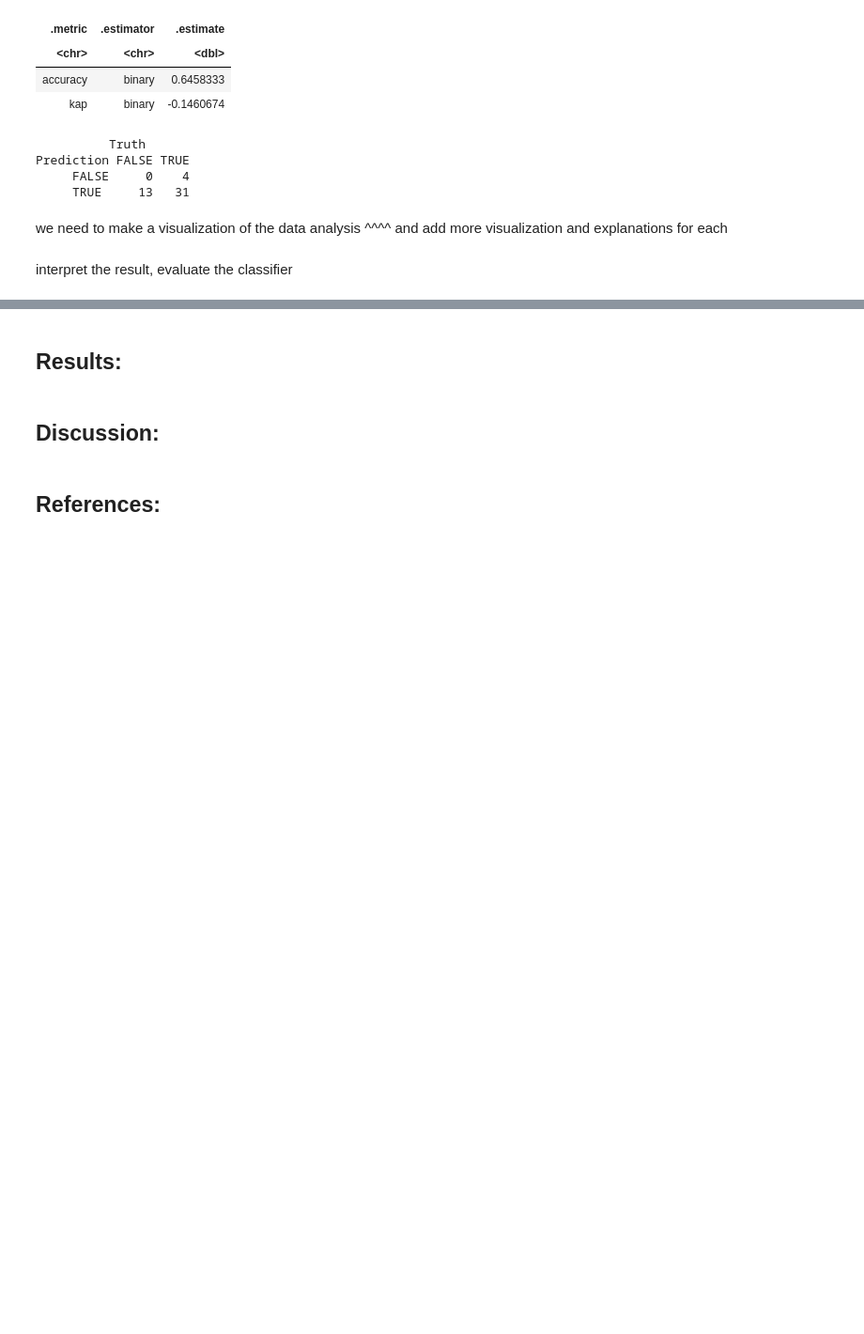
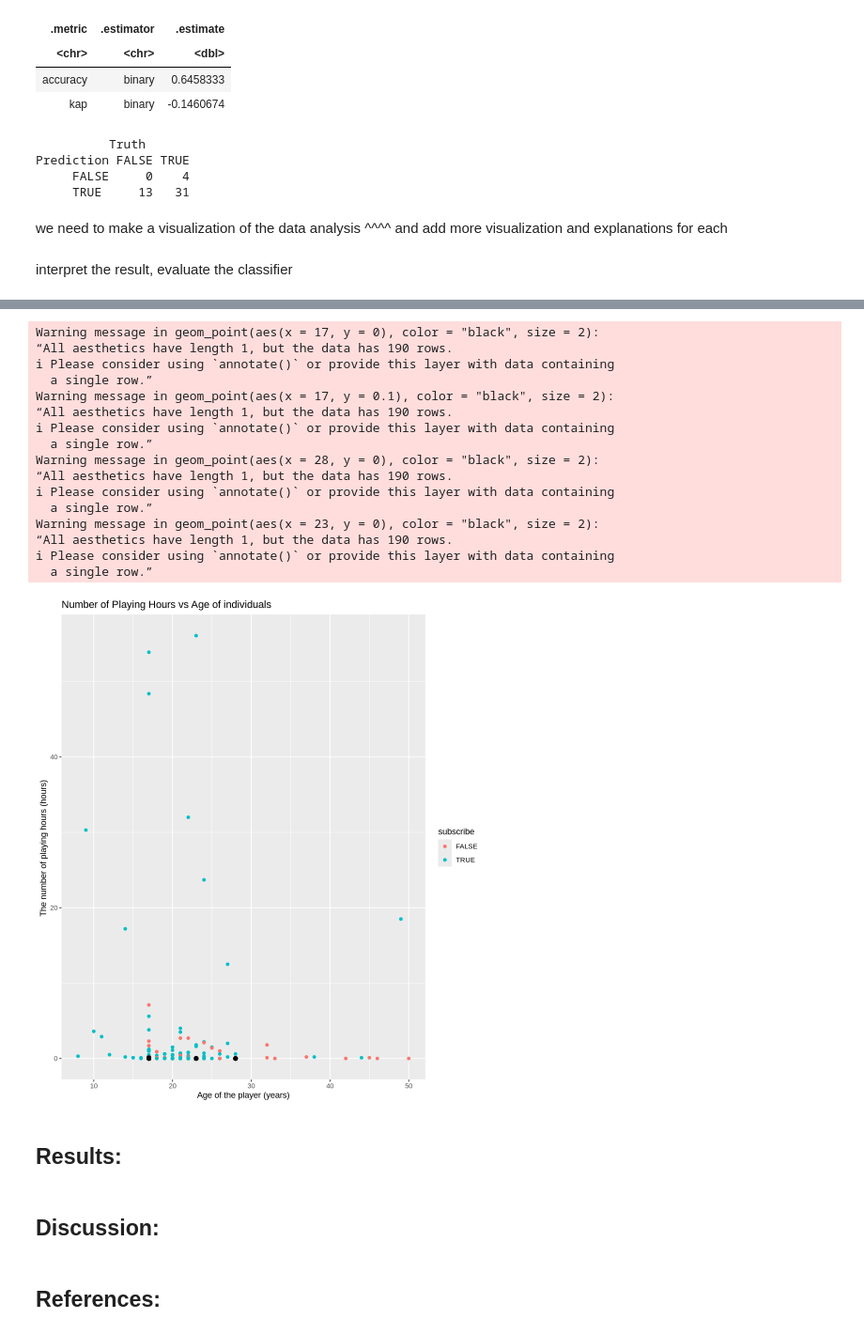
Before and after one commit to lennamh/DSCI100projectfinal, a Jupyter notebook: finalproject.ipynb, the cells around one changed output, grey strips where cells are left out. Shown at 94% size. Cells and saved outputs as stored; diff of their text form; code cells hidden in the pictures; blank space fills up the shorter version.

```diff
--- a/finalproject.ipynb
+++ b/finalproject.ipynb
@@ -268,3 +301,29 @@ interpret the result, evaluate the classifier
+# %%
+not_matching_prediction_plot <- hours_to_age_plot +
+                                geom_point(aes(x = 17, y = 0.0), color = "black", size = 2) +
+                                geom_point(aes(x = 17, y = 0.1), color = "black", size = 2) +
+                                geom_point(aes(x = 28, y = 0.0), color = "black", size = 2) +
+                                geom_point(aes(x = 23, y = 0.0), color = "black", size = 2)
+
+not_matching_prediction_plot
+# %% [output]
+Warning message in geom_point(aes(x = 17, y = 0), color = "black", size = 2):
+“All aesthetics have length 1, but the data has 190 rows.
+ℹ Please consider using `annotate()` or provide this layer with data containing
+  a single row.”
+Warning message in geom_point(aes(x = 17, y = 0.1), color = "black", size = 2):
+“All aesthetics have length 1, but the data has 190 rows.
+ℹ Please consider using `annotate()` or provide this layer with data containing
+  a single row.”
+Warning message in geom_point(aes(x = 28, y = 0), color = "black", size = 2):
+“All aesthetics have length 1, but the data has 190 rows.
+ℹ Please consider using `annotate()` or provide this layer with data containing
+  a single row.”
+Warning message in geom_point(aes(x = 23, y = 0), color = "black", size = 2):
+“All aesthetics have length 1, but the data has 190 rows.
+ℹ Please consider using `annotate()` or provide this layer with data containing
+  a single row.”
+[figure, added]
 # %% [markdown]
 ## Results:
 # %% [markdown]
```
Also changed, not shown: parts of 3 cells of this notebook.
